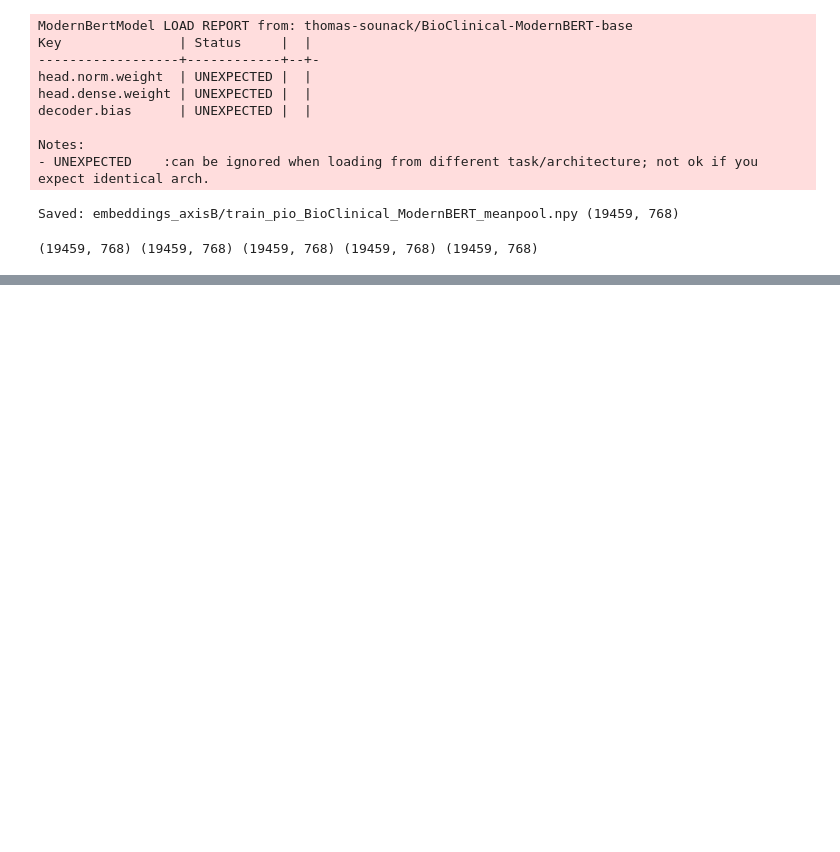
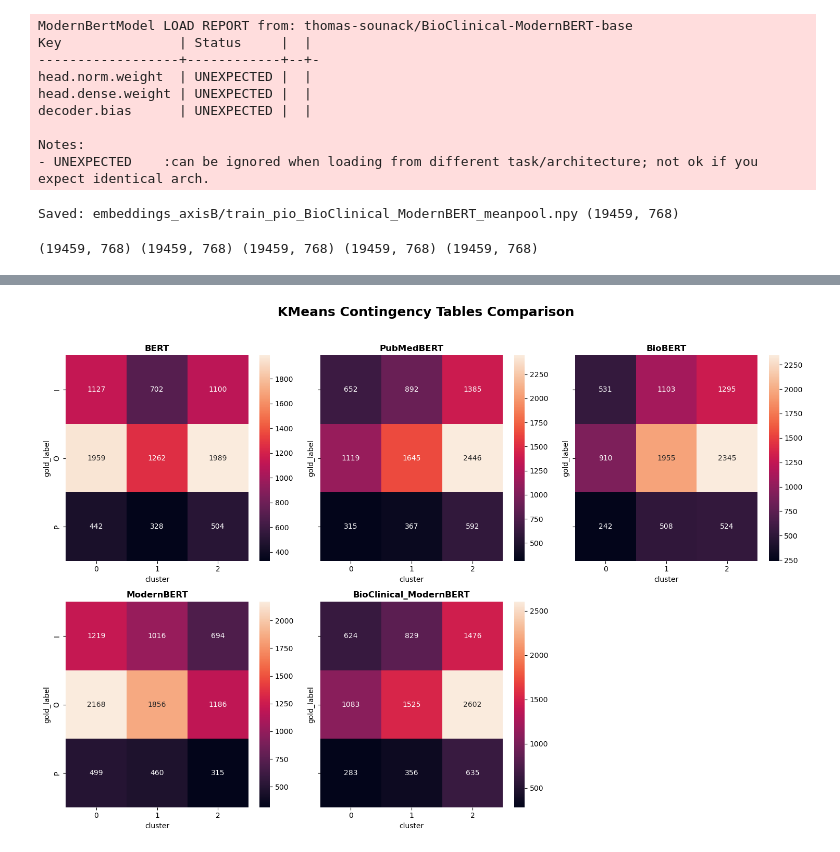
Before and after one commit to SBL-97/AITA-Group37-Task2, a Jupyter notebook: SB_task2_ebm-nlp.ipynb, the cells around one changed output, grey strips where cells are left out. Cells and saved outputs as stored; diff of their text form; code cells hidden in the pictures; blank space fills up the shorter version.

```diff
--- a/SB_task2_ebm-nlp.ipynb
+++ b/SB_task2_ebm-nlp.ipynb
@@ -1832,0 +1924,26 @@ cos(BERT vs ModernBERT): 0.018997468054294586
+# %%
+fig, axes = plt.subplots(2, 3, figsize=(15,10), sharey=True)
+fig.suptitle("KMeans Contingency Tables Comparison", fontsize=18, fontweight='bold', y=1.02)
+axes = axes.flatten()
+
+sns.heatmap(result_bert["KMeans_Contingency_Tables"], annot=True, fmt="d", ax=axes[0])
+axes[0].set_title("BERT",fontweight='bold')
+
+sns.heatmap(result_pub["KMeans_Contingency_Tables"], annot=True, fmt="d", ax=axes[1])
+axes[1].set_title("PubMedBERT",fontweight='bold')
+
+sns.heatmap(result_bio["KMeans_Contingency_Tables"], annot=True, fmt="d", ax=axes[2])
+axes[2].set_title("BioBERT",fontweight='bold')
+
+sns.heatmap(result_mod_bert["KMeans_Contingency_Tables"], annot=True, fmt="d", ax=axes[3])
+axes[3].set_title("ModernBERT",fontweight='bold')
+
+sns.heatmap(result_biocli_mod_bert["KMeans_Contingency_Tables"], annot=True, fmt="d", ax=axes[4])
+axes[4].set_title("BioClinical_ModernBERT",fontweight='bold')
+
+axes[5].axis('off')
+
+plt.tight_layout()
+plt.show()
+# %% [output]
+[figure, added]
```
Also changed, not shown: parts of 19 cells of this notebook.
